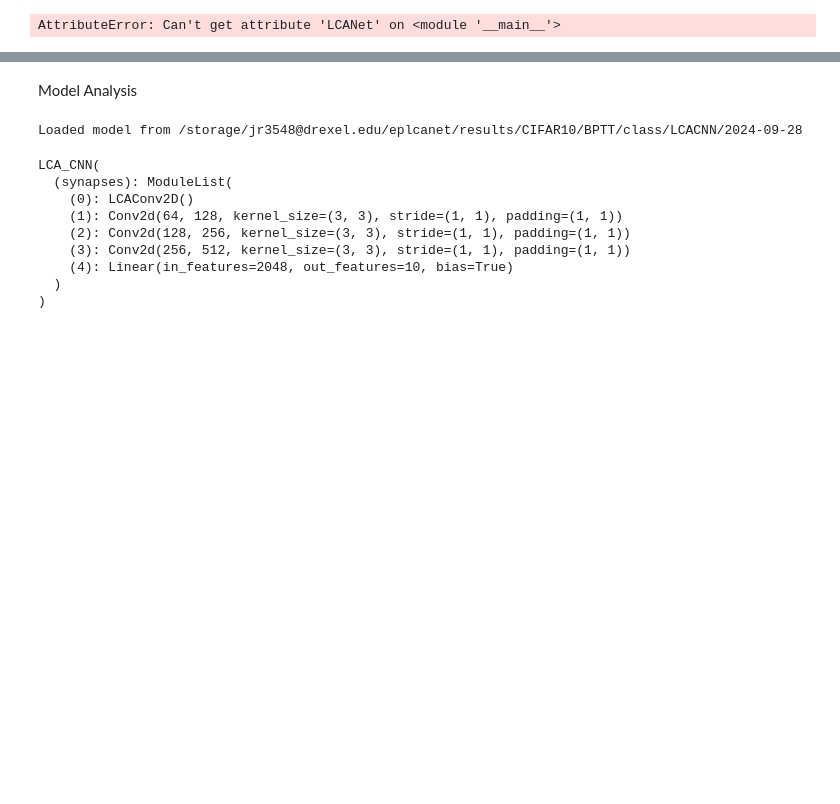
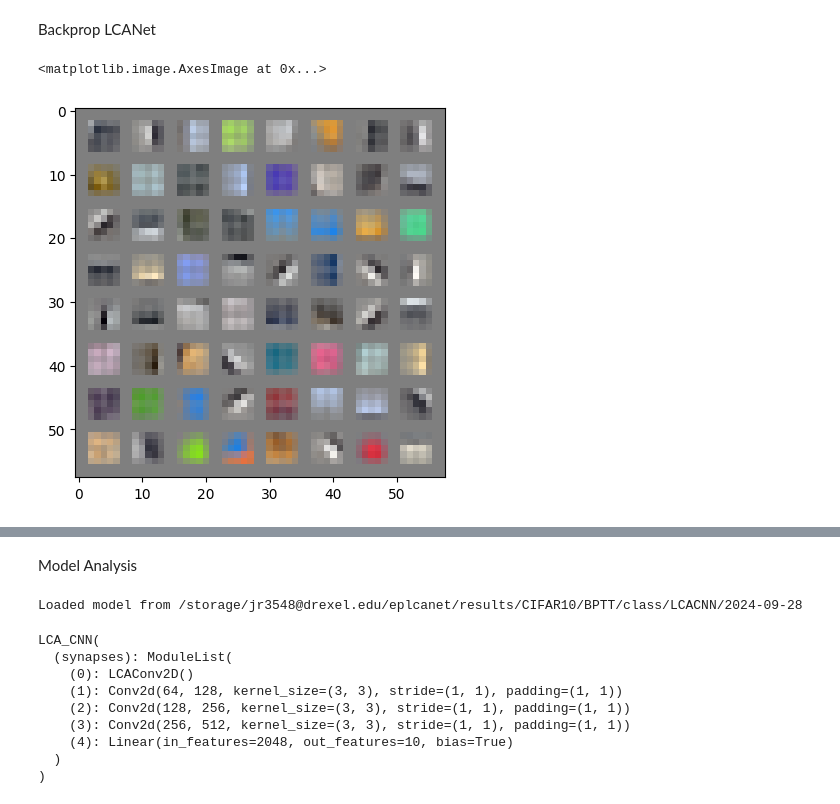
Before and after one commit to jrego1/EPLCANet, a Jupyter notebook: eval_eplcanet.ipynb, the cells around one changed output, grey strips where cells are left out. Cells and saved outputs as stored; diff of their text form; code cells hidden in the pictures; blank space fills up the shorter version.

```diff
--- a/eval_eplcanet.ipynb
+++ b/eval_eplcanet.ipynb
@@ -138,8 +141,13 @@ if as_df == True:
 
     # Concatenate all the DataFrames into a single DataFrame
     ep_df = pd.concat([recon_df, combo_df, class_df], ignore_index=True)
+# %% [markdown]
+Backprop LCANet
 # %%
 model = torch.load(f'/storage/jr3548@drexel.edu/LCANet/builtin/combo/0.25/model.pt', map_location=torch.device('cpu'))
 feat_grid = make_feature_grid(model.lca.weights)
+
+plt.imshow(feat_grid.float().cpu().numpy())
 # %% [output]
-AttributeError: Can't get attribute 'LCANet' on <module '__main__'>
+<matplotlib.image.AxesImage at 0x...>
+[figure, added]
```
Also changed, not shown: parts of 3 cells of this notebook, 1 other file.
